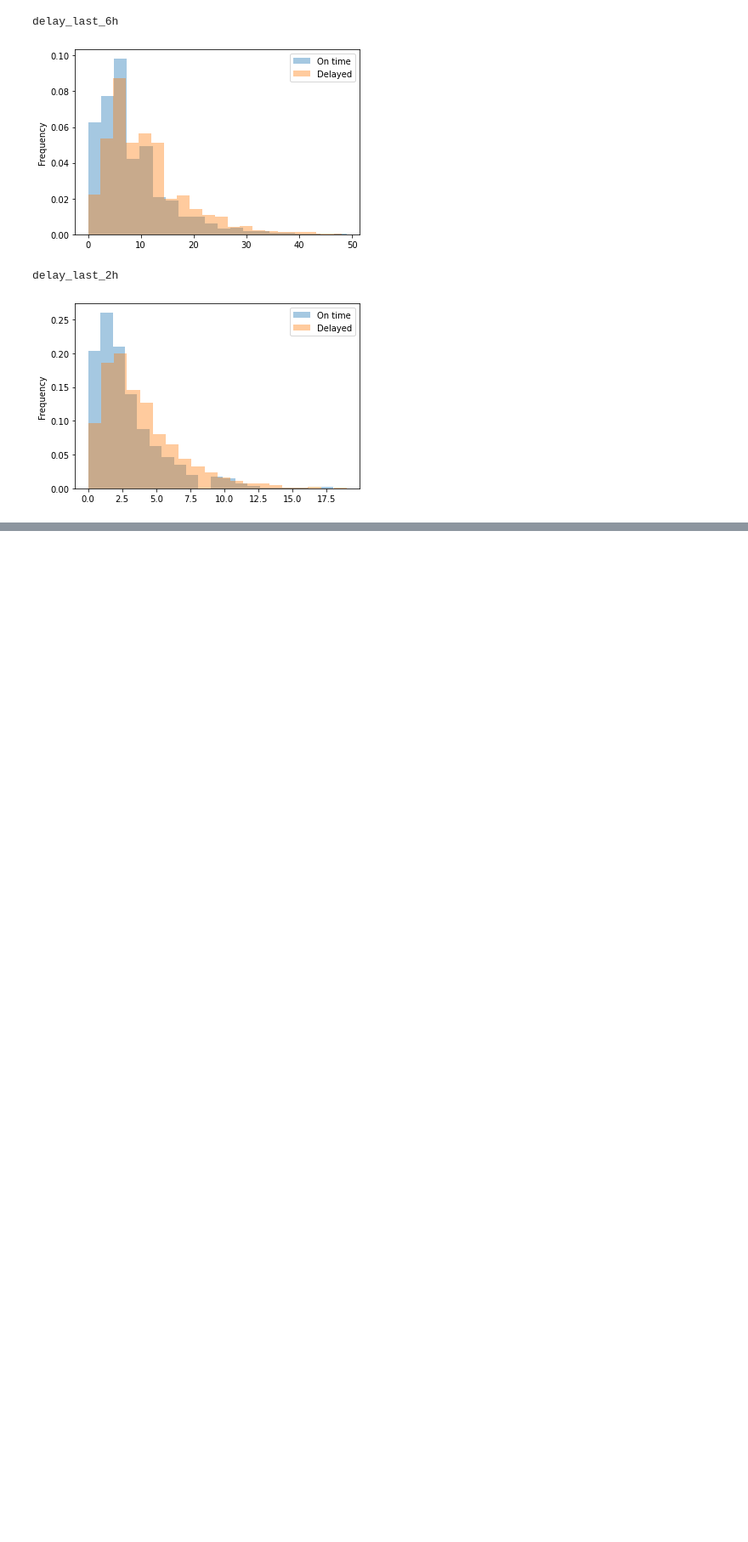
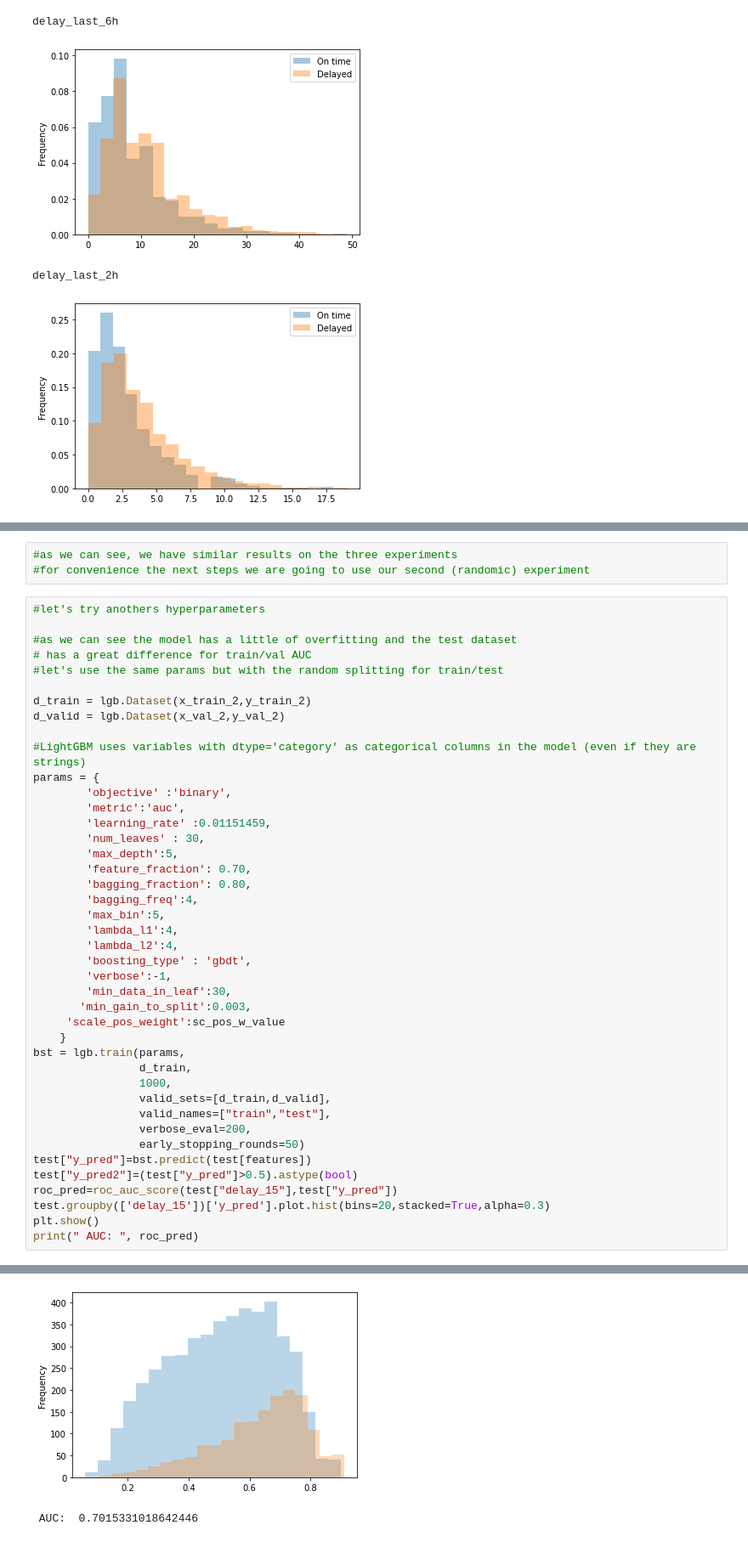
Before and after one commit to giopalmieri/dschallenge-latam, a Jupyter notebook: solution.ipynb, the cells around one changed output, grey strips where cells are left out. Shown at 85% size. Drawn from its saved outputs; the diff is of its cells as text; blank space fills up the shorter version.

```diff
--- a/solution.ipynb
+++ b/solution.ipynb
@@ -384,0 +720,46 @@ delay_last_2h
+# %%
+#as we can see, we have similar results on the three experiments
+#for convenience the next steps we are going to use our second (randomic) experiment
+# %%
+#let's try anothers hyperparameters
+
+#as we can see the model has a little of overfitting and the test dataset
+# has a great difference for train/val AUC
+#let's use the same params but with the random splitting for train/test
+
+d_train = lgb.Dataset(x_train_2,y_train_2)
+d_valid = lgb.Dataset(x_val_2,y_val_2)
+
+#LightGBM uses variables with dtype='category' as categorical columns in the model (even if they are strings)
+params = {
+        'objective' :'binary',
+        'metric':'auc',
+        'learning_rate' :0.01151459,
+        'num_leaves' : 30,
+        'max_depth':5,
+        'feature_fraction': 0.70,
+        'bagging_fraction': 0.80,
+        'bagging_freq':4,
+        'max_bin':5,
+        'lambda_l1':4,
+        'lambda_l2':4,
+        'boosting_type' : 'gbdt',
+        'verbose':-1,
+        'min_data_in_leaf':30,
+       'min_gain_to_split':0.003,
+     'scale_pos_weight':sc_pos_w_value
+    }
+bst = lgb.train(params,
+                d_train,
+                1000,
+                valid_sets=[d_train,d_valid],
+                valid_names=["train","test"],
+                verbose_eval=200,
+                early_stopping_rounds=50)
+test["y_pred"]=bst.predict(test[features])
+test["y_pred2"]=(test["y_pred"]>0.5).astype(bool)
+roc_pred=roc_auc_score(test["delay_15"],test["y_pred"])
+test.groupby(['delay_15'])['y_pred'].plot.hist(bins=20,stacked=True,alpha=0.3)
+plt.show()
+print(" AUC: ", roc_pred)
+# %% [output]
@@ -384,0 +782,2 @@ delay_last_2h
+[figure, added]
+ AUC:  0.7015331018642446
```
Also changed, not shown: parts of 20 cells of this notebook.
